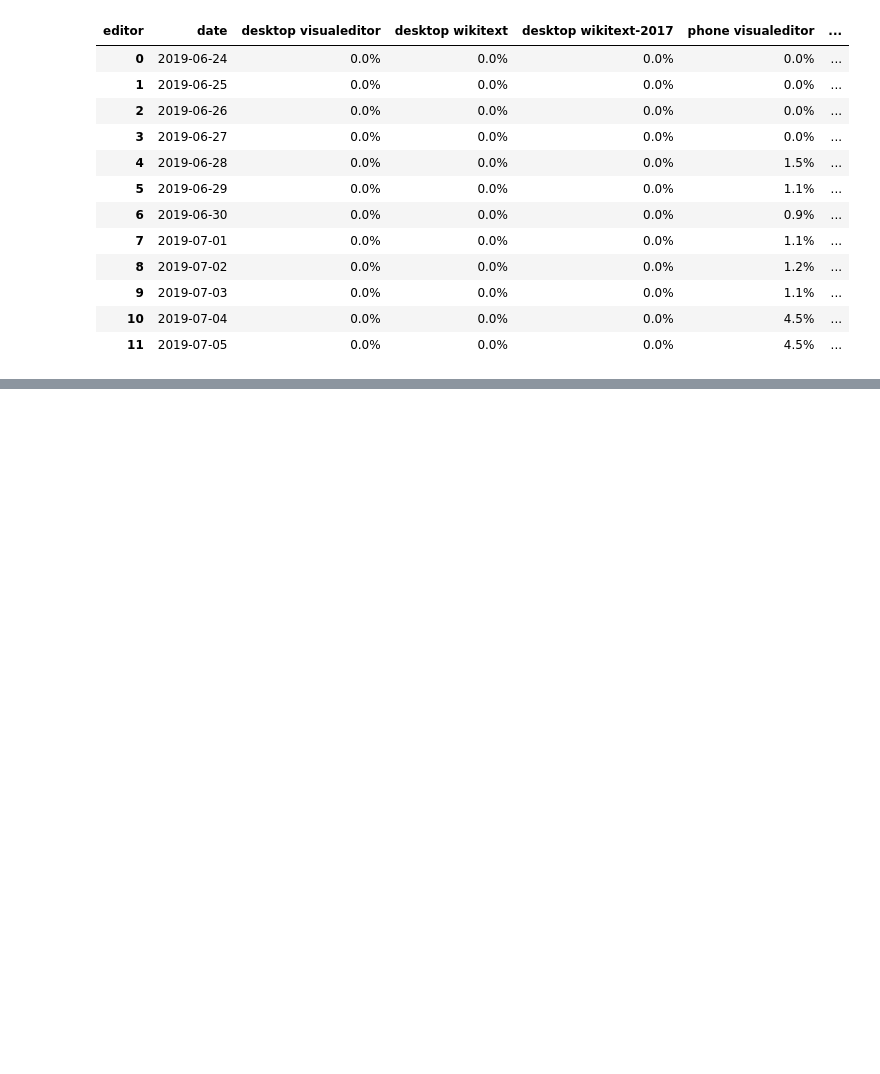
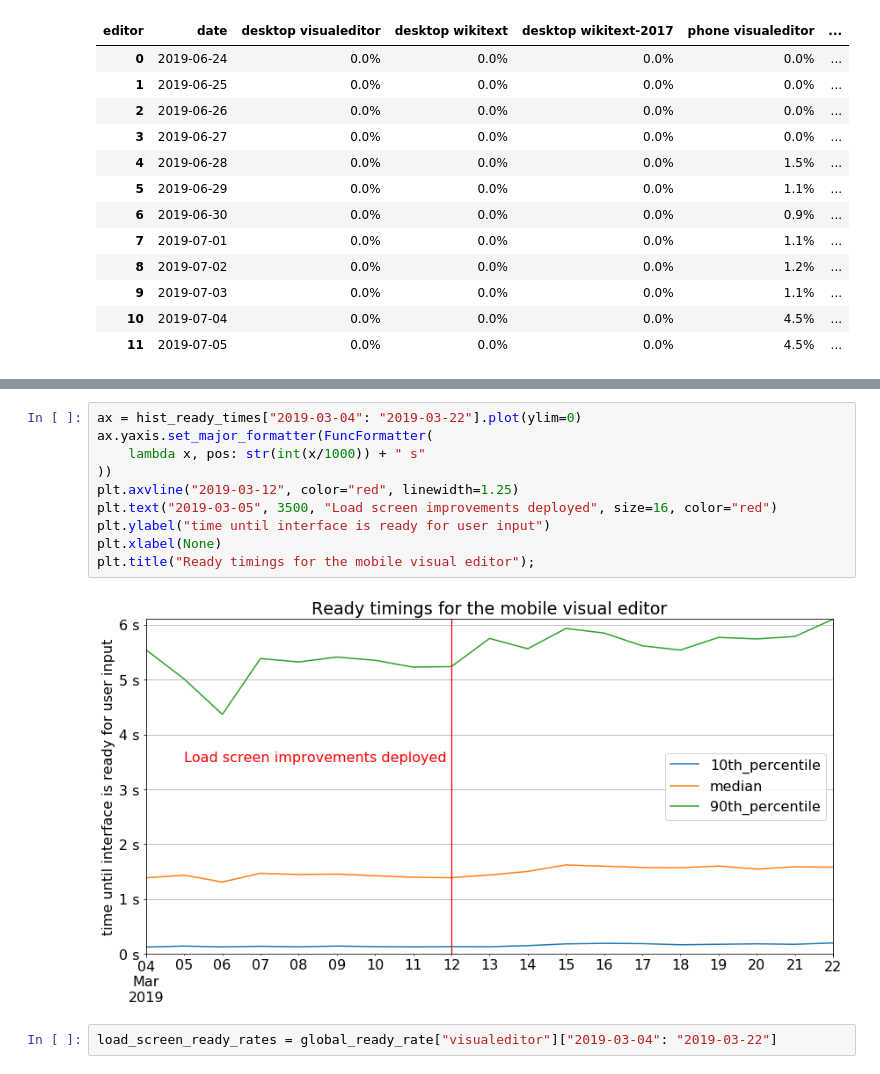
Before and after one commit to Mayakpwiki/2019-07-mobile-interfaces-experiment, a Jupyter notebook: post-deployment-checks.ipynb, the cells around one changed output, grey strips where cells are left out. Saved outputs shown, nothing was run; the diff lists cells and outputs as text; blank space fills up the shorter version.

Commit message:
Investigate load performance

```diff
--- a/post-deployment-checks.ipynb
+++ b/post-deployment-checks.ipynb
@@ -898,0 +1089,14 @@ switches
+# %%
+ax = hist_ready_times["2019-03-04": "2019-03-22"].plot(ylim=0)
+ax.yaxis.set_major_formatter(FuncFormatter(
+    lambda x, pos: str(int(x/1000)) + " s"
+))
+plt.axvline("2019-03-12", color="red", linewidth=1.25)
+plt.text("2019-03-05", 3500, "Load screen improvements deployed", size=16, color="red")
+plt.ylabel("time until interface is ready for user input")
+plt.xlabel(None)
+plt.title("Ready timings for the mobile visual editor");
+# %% [output]
+[figure, added]
+# %%
+load_screen_ready_rates = global_ready_rate["visualeditor"]["2019-03-04": "2019-03-22"]
```
Also changed, not shown: parts of 22 cells of this notebook, 1 other file.
